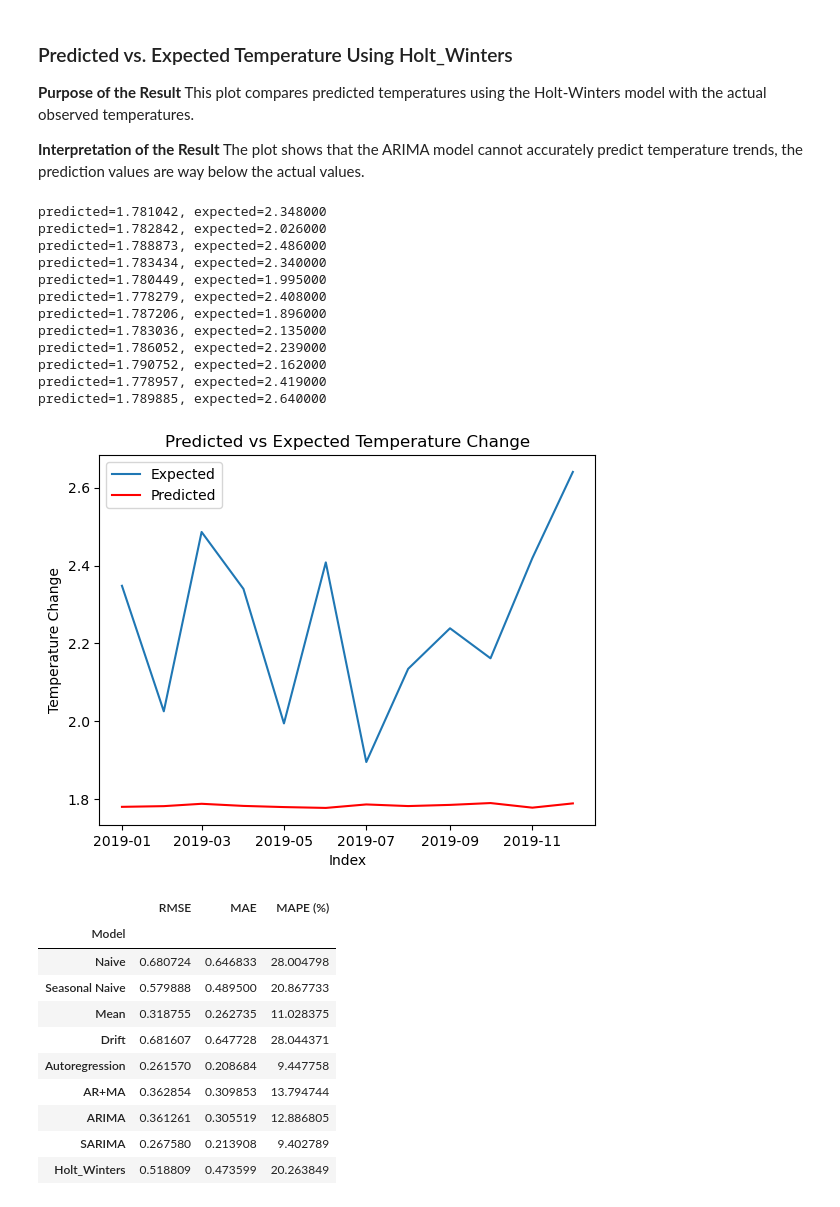
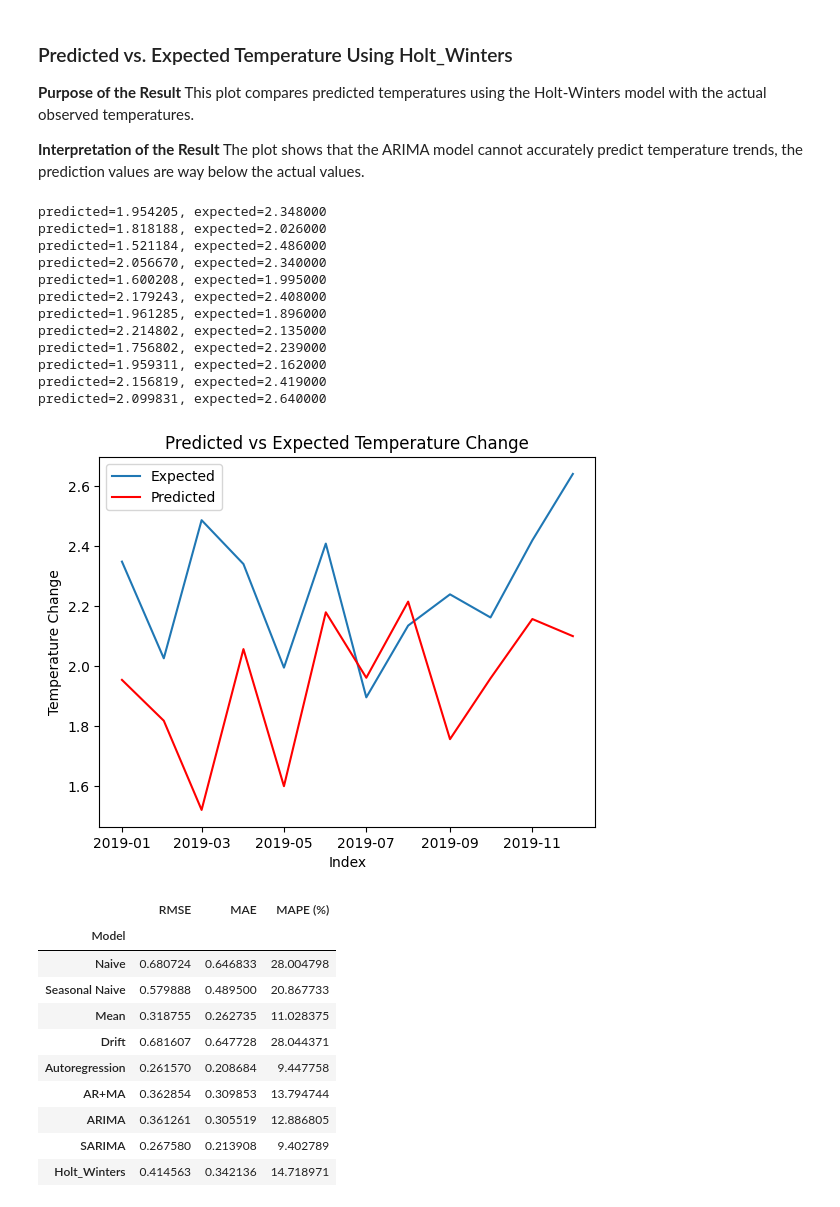
Before and after one commit to PataBasket/AppliedInformatics, a Jupyter notebook: YutaHirahata-07-04.ipynb, the cells around one changed output. Drawn from its saved outputs; the diff is of its cells as text; code cells hidden in the pictures.

```diff
--- a/YutaHirahata-07-04.ipynb
+++ b/YutaHirahata-07-04.ipynb
@@ -1460,45 +1460,45 @@ The plot shows that the ARIMA model cannot accurately predict temperature trends
 # %%
 # Fix the seed for randomness
 seed = 42
 np.random.seed(seed)
 
 # Fit Holt-Winters Seasonal Model
 holt_winters_model = ExponentialSmoothing(
     Train,
-    seasonal_periods=12,
+    seasonal_periods=320,
     trend='add',        # 'add' for additive trend, can be 'mul' for multiplicative
     seasonal='add'      # 'add' for additive seasonality, can be 'mul' for multiplicative
 ).fit()
 
 # Make predictions using the fitted model
 predictions = holt_winters_model.forecast(len(Test))
 
 # Print predicted and expected values
 for i in range(len(predictions)):
     print(f'predicted={predictions.iloc[i]:.6f}, expected={Test.iloc[i]:.6f}')
 
 # Plot predictions vs expected
 plt.plot(Test.index, Test, label='Expected')
 plt.plot(Test.index, predictions, color='red', label='Predicted')
 plt.xlabel('Index')
 plt.ylabel('Temperature Change')
 plt.title('Predicted vs Expected Temperature Change')
 plt.legend()
 plt.show()
 # %% [output]
-predicted=1.781042, expected=2.348000
-predicted=1.782842, expected=2.026000
-predicted=1.788873, expected=2.486000
-predicted=1.783434, expected=2.340000
-predicted=1.780449, expected=1.995000
-predicted=1.778279, expected=2.408000
-predicted=1.787206, expected=1.896000
-predicted=1.783036, expected=2.135000
-predicted=1.786052, expected=2.239000
-predicted=1.790752, expected=2.162000
-predicted=1.778957, expected=2.419000
-predicted=1.789885, expected=2.640000
+predicted=1.954205, expected=2.348000
+predicted=1.818188, expected=2.026000
+predicted=1.521184, expected=2.486000
+predicted=2.056670, expected=2.340000
+predicted=1.600208, expected=1.995000
+predicted=2.179243, expected=2.408000
+predicted=1.961285, expected=1.896000
+predicted=2.214802, expected=2.135000
+predicted=1.756802, expected=2.239000
+predicted=1.959311, expected=2.162000
+predicted=2.156819, expected=2.419000
+predicted=2.099831, expected=2.640000
-[figure, old version]
+[figure, new version]
 # %%
 # Calculate metrics for the predictions
 metrics = calculate_metrics(Test, predictions)
@@ -1521,4 +1521,4 @@ results
 | AR+MA | 0.362854 | 0.309853 | 13.794744 |
 | ARIMA | 0.361261 | 0.305519 | 12.886805 |
 | SARIMA | 0.267580 | 0.213908 | 9.402789 |
-| Holt_Winters | 0.518809 | 0.473599 | 20.263849 |
+| Holt_Winters | 0.414563 | 0.342136 | 14.718971 |
```
Also changed, not shown: parts of 30 cells of this notebook, 4 other files.
